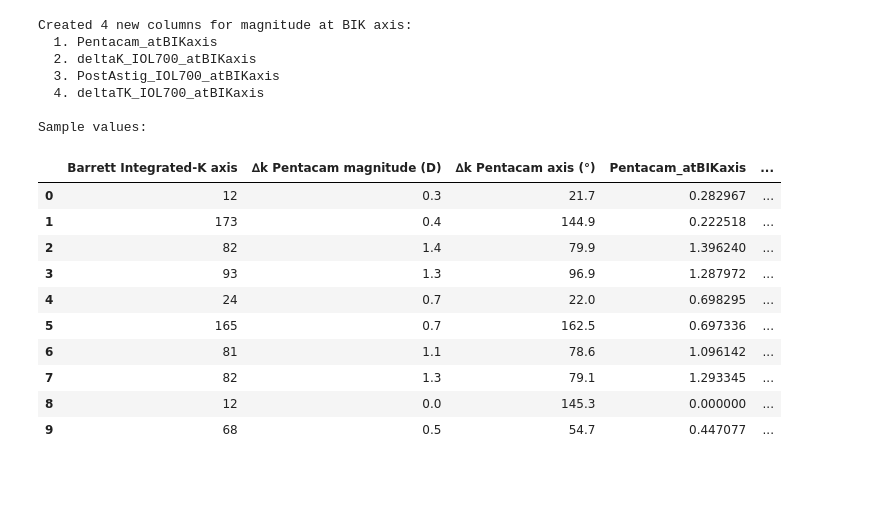
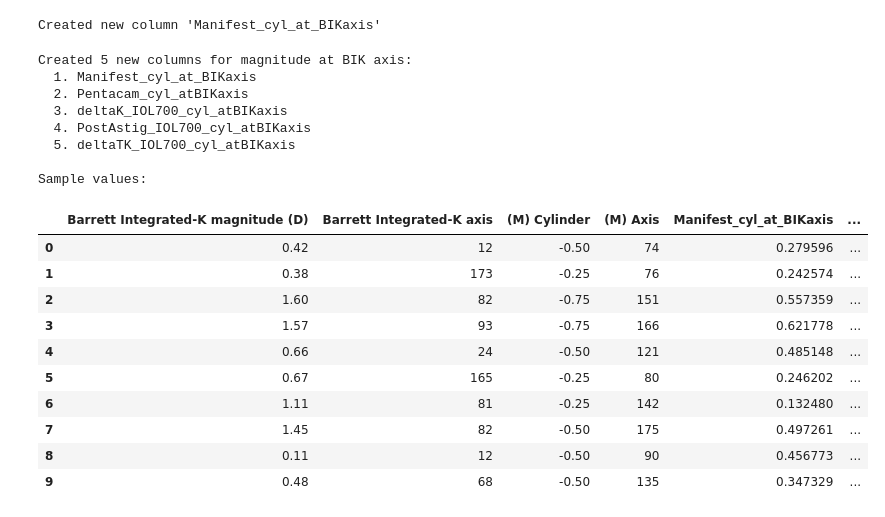
Before and after one commit to wak1616/warringdemo, a Jupyter notebook: data_notebook.ipynb, the cells around one changed output. Cells and saved outputs as stored; diff of their text form; code cells hidden in the pictures; blank space fills up the shorter version.

```diff
--- a/data_notebook.ipynb
+++ b/data_notebook.ipynb
@@ -9,10 +8,3 @@ pd.set_option('display.max_columns', None)
 
 # Load the LRI AI Spreadsheet data
 df = pd.read_csv('data/LRI_AI_Spreadsheet_WVI_NG_11_2025_Deidentified.csv')
-
-# Rename Pentagram columns to Pentacam
-df = df.rename(columns={
-    '∆k Pentagram magnitude (D)': '∆k Pentacam magnitude (D)',
-    '∆k Pentagram axis (°)': '∆k Pentacam axis (°)'
-})
-print("Renamed 'Pentagram' columns to 'Pentacam'")
@@ -115,8 +68,14 @@ Sample values:
+# %%
+# Create new column for manifest cyl at BIK axis (using negative manifest cyl at a specific axis as input)
+df['Manifest_cyl_at_BIKaxis'] = df.apply(get_magnitude_at_axis_from_neg_cyl, axis=1)
+print("Created new column 'Manifest_cyl_at_BIKaxis'")
+# %% [output]
+Created new column 'Manifest_cyl_at_BIKaxis'
 # %%
 # Calculate magnitude at BIK axis for other astigmatism measurements (already in positive cylinder format)
 
 # 1. Pentacam ∆k at BIK axis
-df['Pentacam_atBIKaxis'] = df.apply(
+df['Pentacam_cyl_atBIKaxis'] = df.apply(
     lambda row: get_magnitude_at_axis(
         row['∆k Pentacam magnitude (D)'],
         row['∆k Pentacam axis (°)'],
@@ -126,65 +85,69 @@ df['Pentacam_atBIKaxis'] = df.apply(
 )
 
 # 2. ∆k IOL 700 at BIK axis
-df['deltaK_IOL700_atBIKaxis'] = df.apply(
+df['deltaK_IOL700_cyl_atBIKaxis'] = df.apply(
     lambda row: get_magnitude_at_axis(
         row['∆k IOL 700 magnitude (D)'],
         row['∆k IOL 700 axis (°)'],
         row['Barrett Integrated-K axis']
     ) if pd.notna(row['∆k IOL 700 magnitude (D)']) else np.nan,
     axis=1
 )
 
 # 3. Post. astigmatism (IOL 700) at BIK axis
-df['PostAstig_IOL700_atBIKaxis'] = df.apply(
+df['PostAstig_IOL700_cyl_atBIKaxis'] = df.apply(
     lambda row: get_magnitude_at_axis(
         row['Post. astigmatism (IOL 700) magnitude (D)'],
         row['Post. astigmatism (IOL 700) axis (°)'],
         row['Barrett Integrated-K axis']
     ) if pd.notna(row['Post. astigmatism (IOL 700) magnitude (D)']) else np.nan,
     axis=1
 )
 
 # 4. ∆TK IOL 700 at BIK axis
-df['deltaTK_IOL700_atBIKaxis'] = df.apply(
+df['deltaTK_IOL700_cyl_atBIKaxis'] = df.apply(
     lambda row: get_magnitude_at_axis(
         row['∆TK IOL 700 magnitude (D)'],
         row['∆TK IOL 700 axis (°)'],
         row['Barrett Integrated-K axis']
     ) if pd.notna(row['∆TK IOL 700 magnitude (D)']) else np.nan,
     axis=1
 )
 
-print("Created 4 new columns for magnitude at BIK axis:")
-print("  1. Pentacam_atBIKaxis")
-print("  2. deltaK_IOL700_atBIKaxis")
-print("  3. PostAstig_IOL700_atBIKaxis")
-print("  4. deltaTK_IOL700_atBIKaxis")
+print("Created 5 new columns for magnitude at BIK axis:")
+print("  1. Manifest_cyl_at_BIKaxis")
+print("  2. Pentacam_cyl_atBIKaxis")
+print("  3. deltaK_IOL700_cyl_atBIKaxis")
+print("  4. PostAstig_IOL700_cyl_atBIKaxis")
+print("  5. deltaTK_IOL700_cyl_atBIKaxis")
 
 # Show sample of all new columns
 print("\nSample values:")
-df[['Barrett Integrated-K axis',
-    '∆k Pentacam magnitude (D)', '∆k Pentacam axis (°)', 'Pentacam_atBIKaxis',
-    '∆k IOL 700 magnitude (D)', '∆k IOL 700 axis (°)', 'deltaK_IOL700_atBIKaxis']].head(10)
+df[['Barrett Integrated-K magnitude (D)', 'Barrett Integrated-K axis',
+    '(M) Cylinder', '(M) Axis', 'Manifest_cyl_at_BIKaxis',
+    '∆k Pentacam magnitude (D)', '∆k Pentacam axis (°)', 'Pentacam_cyl_atBIKaxis',
+    '∆k IOL 700 magnitude (D)', '∆k IOL 700 axis (°)', 'deltaK_IOL700_cyl_atBIKaxis',
+    '∆TK IOL 700 magnitude (D)', '∆TK IOL 700 axis (°)', 'deltaTK_IOL700_cyl_atBIKaxis']].head(10)
 # %% [output]
-Created 4 new columns for magnitude at BIK axis:
-  1. Pentacam_atBIKaxis
-  2. deltaK_IOL700_atBIKaxis
-  3. PostAstig_IOL700_atBIKaxis
-  4. deltaTK_IOL700_atBIKaxis
+Created 5 new columns for magnitude at BIK axis:
+  1. Manifest_cyl_at_BIKaxis
+  2. Pentacam_cyl_atBIKaxis
+  3. deltaK_IOL700_cyl_atBIKaxis
+  4. PostAstig_IOL700_cyl_atBIKaxis
+  5. deltaTK_IOL700_cyl_atBIKaxis
 
 Sample values:
-|  | Barrett Integrated-K axis | ∆k Pentacam magnitude (D) | ∆k Pentacam axis (°) | Pentacam_atBIKaxis | ... |
-| 0 | 12 | 0.3 | 21.7 | 0.282967 | ... |
-| 1 | 173 | 0.4 | 144.9 | 0.222518 | ... |
-| 2 | 82 | 1.4 | 79.9 | 1.396240 | ... |
-| 3 | 93 | 1.3 | 96.9 | 1.287972 | ... |
-| 4 | 24 | 0.7 | 22.0 | 0.698295 | ... |
-| 5 | 165 | 0.7 | 162.5 | 0.697336 | ... |
-| 6 | 81 | 1.1 | 78.6 | 1.096142 | ... |
-| 7 | 82 | 1.3 | 79.1 | 1.293345 | ... |
-| 8 | 12 | 0.0 | 145.3 | 0.000000 | ... |
-| 9 | 68 | 0.5 | 54.7 | 0.447077 | ... |
+|  | Barrett Integrated-K magnitude (D) | Barrett Integrated-K axis | (M) Cylinder | (M) Axis | Manifest_cyl_at_BIKaxis | ... |
+| 0 | 0.42 | 12 | -0.50 | 74 | 0.279596 | ... |
+| 1 | 0.38 | 173 | -0.25 | 76 | 0.242574 | ... |
+| 2 | 1.60 | 82 | -0.75 | 151 | 0.557359 | ... |
+| 3 | 1.57 | 93 | -0.75 | 166 | 0.621778 | ... |
+| 4 | 0.66 | 24 | -0.50 | 121 | 0.485148 | ... |
+| 5 | 0.67 | 165 | -0.25 | 80 | 0.246202 | ... |
+| 6 | 1.11 | 81 | -0.25 | 142 | 0.132480 | ... |
+| 7 | 1.45 | 82 | -0.50 | 175 | 0.497261 | ... |
+| 8 | 0.11 | 12 | -0.50 | 90 | 0.456773 | ... |
+| 9 | 0.48 | 68 | -0.50 | 135 | 0.347329 | ... |
 # %%
 # Show sample for Post. astigmatism and ∆TK columns
 print("Post. astigmatism and ∆TK IOL 700 at BIK axis:\n")
```
Also changed, not shown: parts of 33 cells of this notebook, 6 other files.
